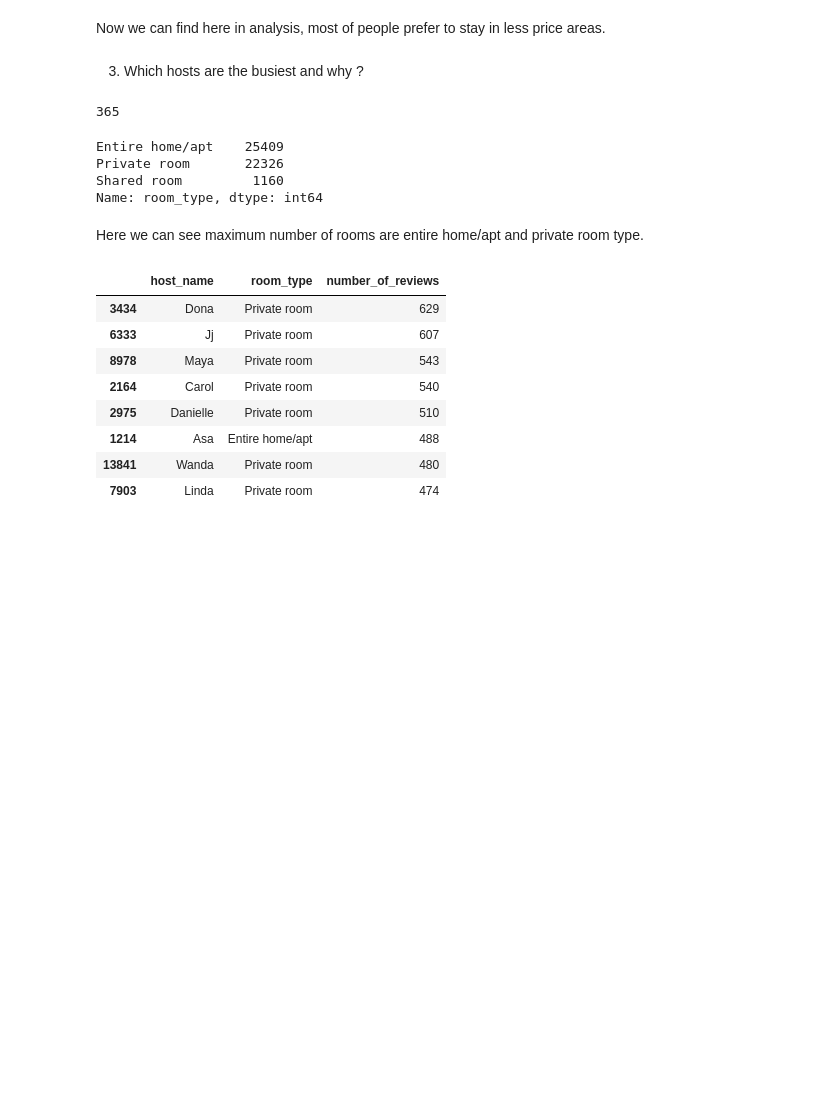
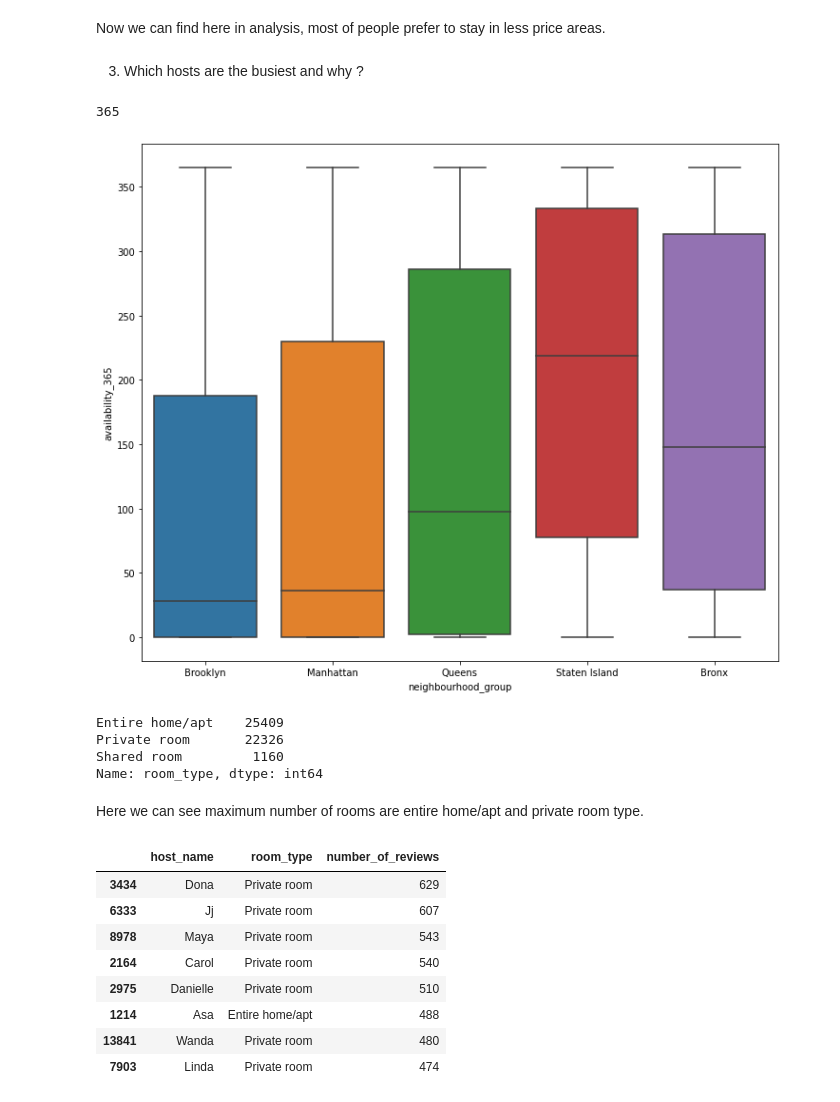
Before and after one commit to Yashwati-patel/Airbnb_booking_analysis, a Jupyter notebook: Final_notebook_Airbnb_booking_analysis.ipynb, the cells around one changed output. Cells and saved outputs as stored; diff of their text form; code cells hidden in the pictures; blank space fills up the shorter version.

```diff
--- a/Final_notebook_Airbnb_booking_analysis.ipynb
+++ b/Final_notebook_Airbnb_booking_analysis.ipynb
@@ -263,6 +263,13 @@ Now we can find here in analysis, most of people prefer to stay in less price ar
 data['availability_365'].max()
 # %% [output]
 365
+# %%
+# check availability based on neighbourhood group
+plt.figure(figsize=(12,10))
+sns.boxplot(data=data, x='neighbourhood_group', y='availability_365')
+plt.show()
+# %% [output]
+[figure, added]
 # %%
 # find highest room type
 data['room_type'].value_counts(ascending = False)
```
Also changed, not shown: parts of 2 cells of this notebook.
